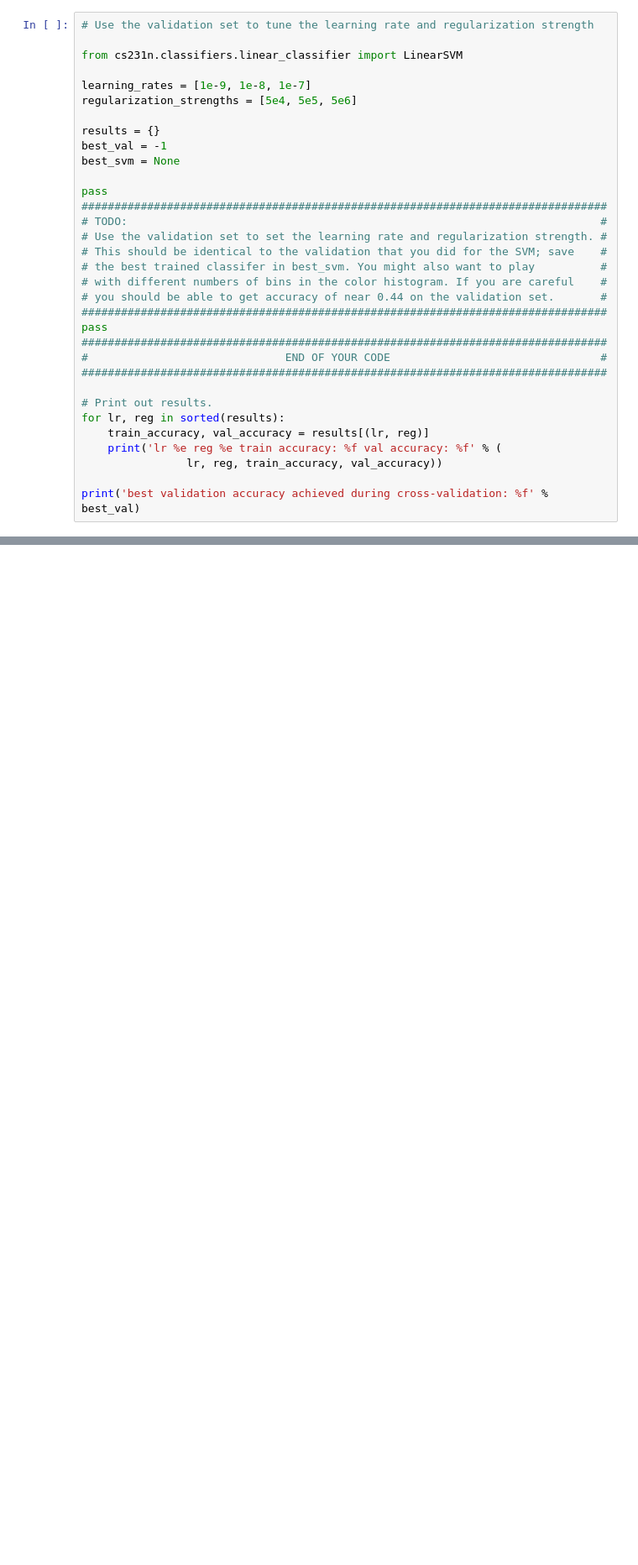
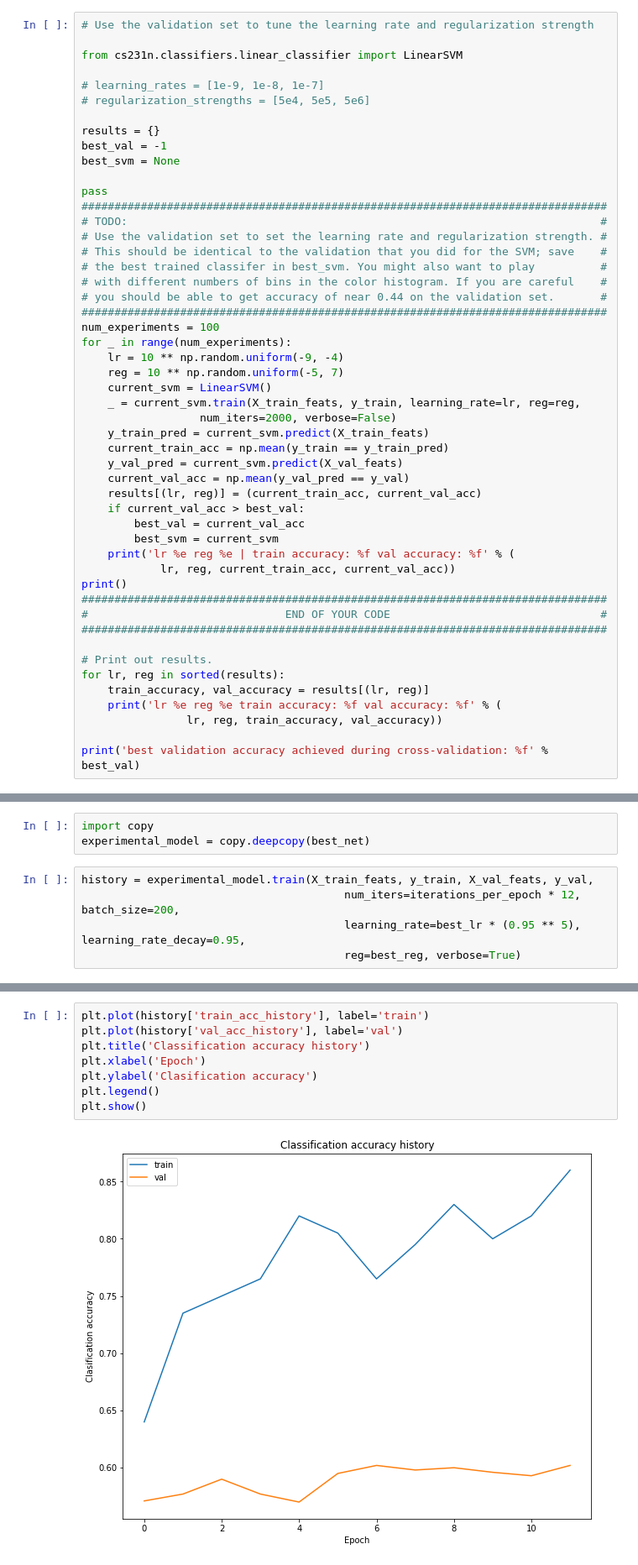
Before and after one commit to artbataev/cs231n, a Jupyter notebook: assignments2017/assignment1/5_features.ipynb, the cells around one changed output, grey strips where cells are left out. Shown at 84% size. Drawn from its saved outputs; the diff is of its cells as text; blank space fills up the shorter version.

```diff
--- a/assignments2017/assignment1/5_features.ipynb
+++ b/assignments2017/assignment1/5_features.ipynb
@@ -99,8 +117,8 @@ Using the multiclass SVM code developed earlier in the assignment, train SVMs on
 
 from cs231n.classifiers.linear_classifier import LinearSVM
 
-learning_rates = [1e-9, 1e-8, 1e-7]
-regularization_strengths = [5e4, 5e5, 5e6]
+# learning_rates = [1e-9, 1e-8, 1e-7]
+# regularization_strengths = [5e4, 5e5, 5e6]
 
 results = {}
 best_val = -1
@@ -115,7 +133,24 @@ pass
 # with different numbers of bins in the color histogram. If you are careful    #
 # you should be able to get accuracy of near 0.44 on the validation set.       #
 ################################################################################
-pass
+num_experiments = 100
+for _ in range(num_experiments):
+    lr = 10 ** np.random.uniform(-9, -4)
+    reg = 10 ** np.random.uniform(-5, 7)
+    current_svm = LinearSVM()
+    _ = current_svm.train(X_train_feats, y_train, learning_rate=lr, reg=reg,
+                  num_iters=2000, verbose=False)
+    y_train_pred = current_svm.predict(X_train_feats)
+    current_train_acc = np.mean(y_train == y_train_pred)
+    y_val_pred = current_svm.predict(X_val_feats)
+    current_val_acc = np.mean(y_val_pred == y_val)
+    results[(lr, reg)] = (current_train_acc, current_val_acc)
+    if current_val_acc > best_val:
+        best_val = current_val_acc
+        best_svm = current_svm
+    print('lr %e reg %e | train accuracy: %f val accuracy: %f' % (
+            lr, reg, current_train_acc, current_val_acc))
+print()
 ################################################################################
 #                              END OF YOUR CODE                                #
 ################################################################################
@@ -182,0 +287,8 @@ pass
+# %%
+import copy
+experimental_model = copy.deepcopy(best_net)
+# %%
+history = experimental_model.train(X_train_feats, y_train, X_val_feats, y_val,
+                                        num_iters=iterations_per_epoch * 12, batch_size=200,
+                                        learning_rate=best_lr * (0.95 ** 5), learning_rate_decay=0.95,
+                                        reg=best_reg, verbose=True)
@@ -183,3 +317,13 @@ pass
+# %%
+plt.plot(history['train_acc_history'], label='train')
+plt.plot(history['val_acc_history'], label='val')
+plt.title('Classification accuracy history')
+plt.xlabel('Epoch')
+plt.ylabel('Clasification accuracy')
+plt.legend()
+plt.show()
+# %% [output]
+[figure, added]
 # %%
 # Run your neural net classifier on the test set. You should be able to
 # get more than 55% accuracy.
```
Also changed, not shown: parts of 12 cells of this notebook, 1 other file.
